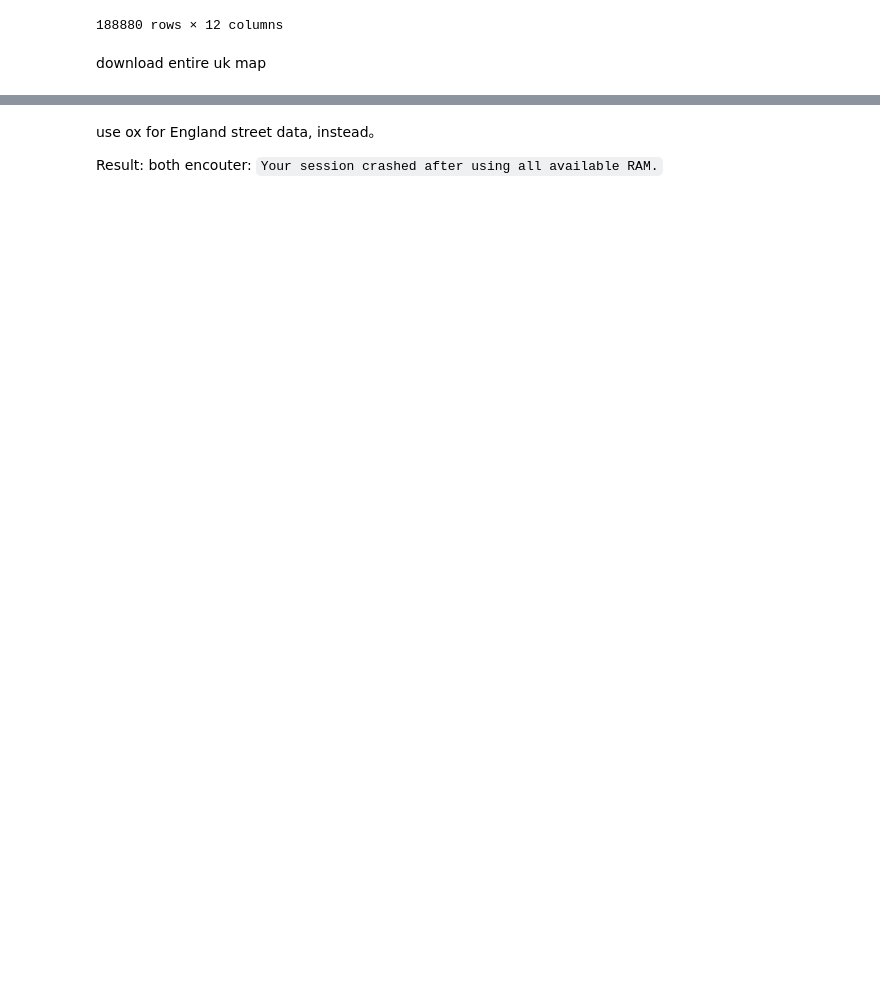
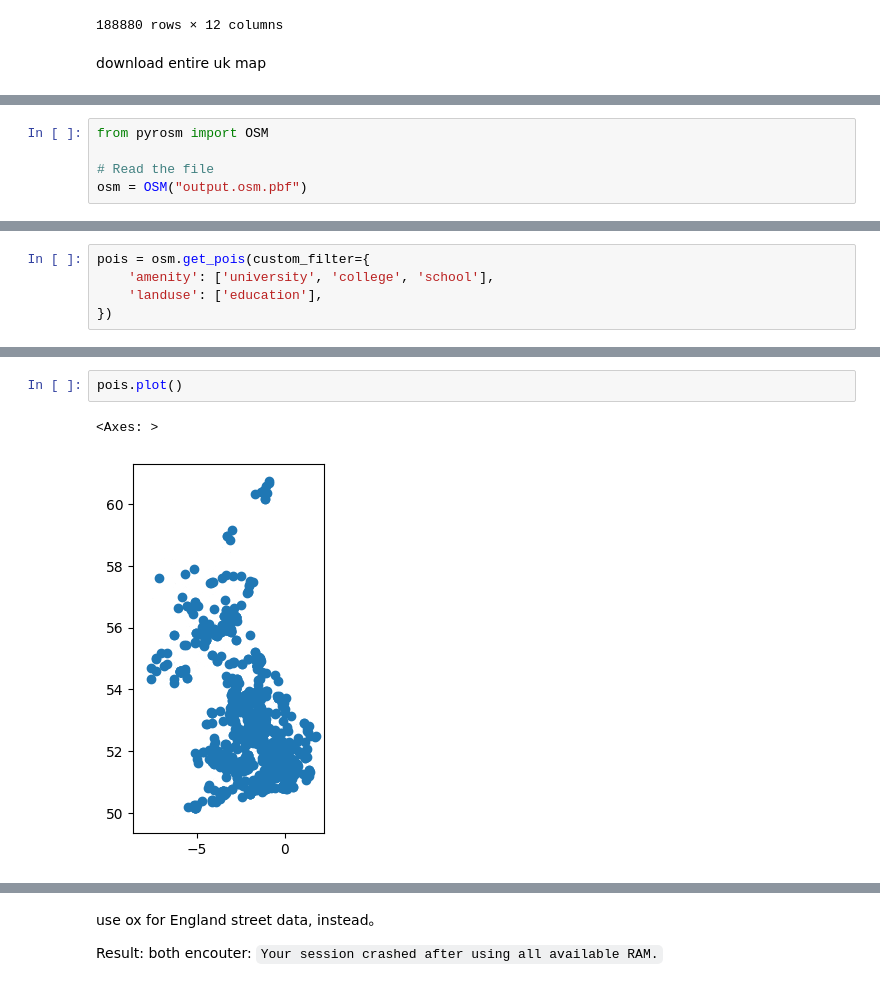
Before and after one commit to Pidongg/pz286_ads_2024, a Jupyter notebook: ads_course_assessment.ipynb, the cells around one changed output, grey strips where cells are left out. Cells and saved outputs as stored; diff of their text form; blank space fills up the shorter version.

```diff
--- a/ads_course_assessment.ipynb
+++ b/ads_course_assessment.ipynb
@@ -518,0 +480,5 @@ Collecting cykhash (from pyrosm)
+# %%
+from pyrosm import OSM
+
+# Read the file
+osm = OSM("output.osm.pbf")
@@ -518,0 +530,5 @@ Collecting cykhash (from pyrosm)
+# %%
+pois = osm.get_pois(custom_filter={
+    'amenity': ['university', 'college', 'school'],
+    'landuse': ['education'],
+})
@@ -518,0 +722,5 @@ Collecting cykhash (from pyrosm)
+# %%
+pois.plot()
+# %% [output]
+<Axes: >
+[figure, added]
```
Also changed, not shown: parts of 51 cells of this notebook.
